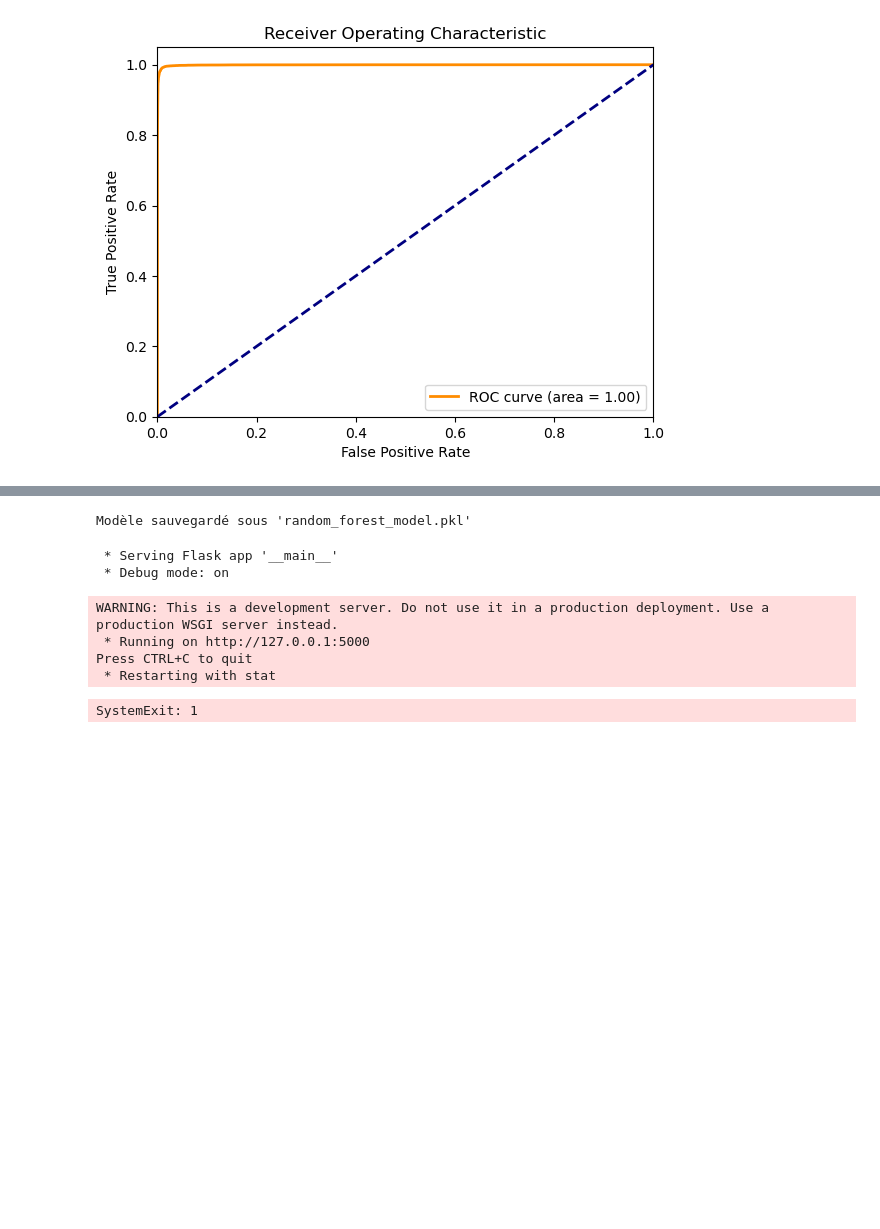
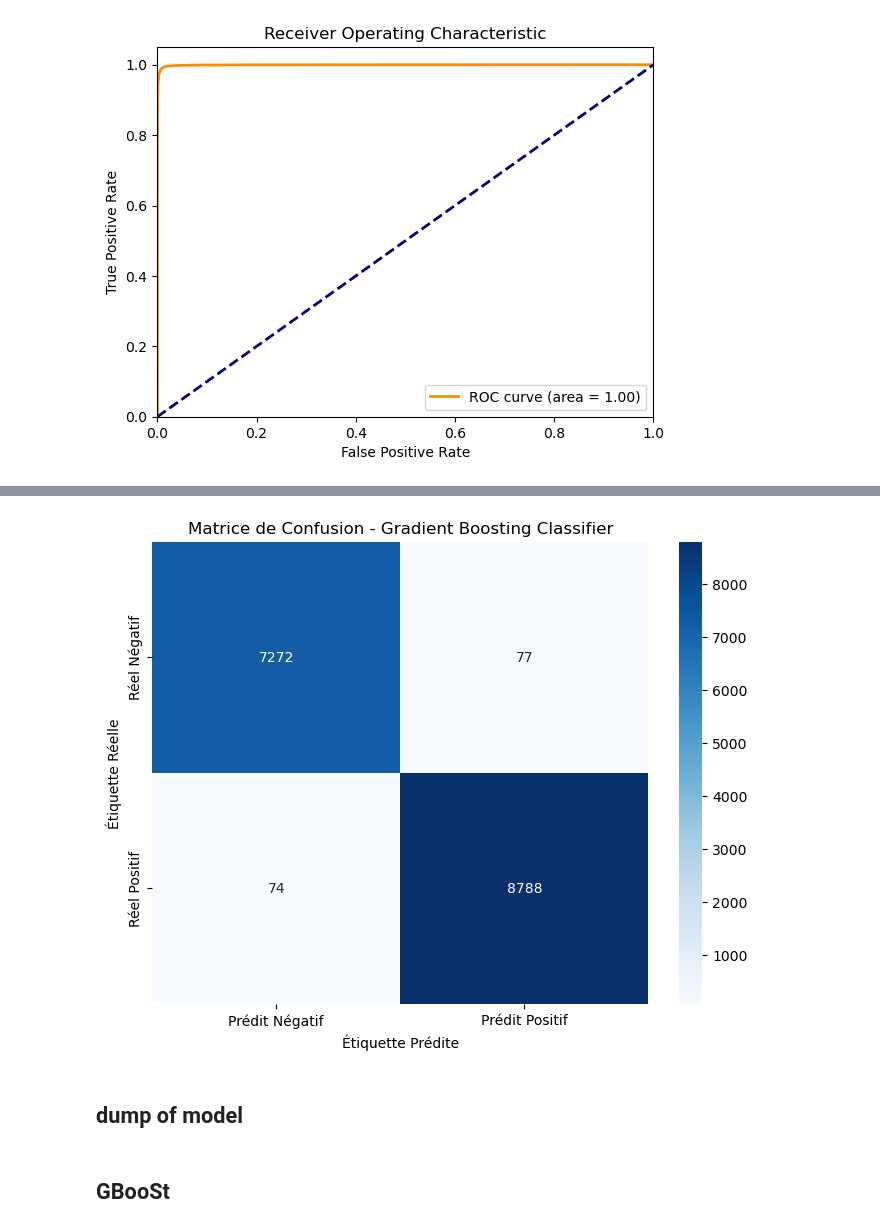
Before and after one commit to Affog7/ML_Champignon, a Jupyter notebook: main.ipynb, the cells around one changed output, grey strips where cells are left out. Cells and saved outputs as stored; diff of their text form; code cells hidden in the pictures; blank space fills up the shorter version.

```diff
--- a/main.ipynb
+++ b/main.ipynb
@@ -111,6 +102,0 @@ import joblib
-# %%
-# Sauvegarder le modèle
-joblib.dump(rf_classifier, 'random_forest_model.pkl')
-print("Modèle sauvegardé sous 'random_forest_model.pkl'")
-# %% [output]
-Modèle sauvegardé sous 'random_forest_model.pkl'
@@ -119,28 +103,17 @@ from flask import Flask, request, jsonify
 # %%
 # cap-diameter	cap-shape	gill-attachment	gill-color	stem-height	stem-width	stem-color	season
-# %%
-import pickle
-
-
-app = Flask(__name__)
-
-# Charger le modèle picklé
-model = pickle.load(open('random_forest_model.pkl', 'rb'))
-
-@app.route('/predict', methods=['POST'])
-def predict():
-    data = request.get_json()
-    features = [data['cap-diameter'], data['cap-shape'], data['gill-attachment'], data['gill-color'], data['stem-height'], data['stem-width'], data['stem-color'],data['season']]
-    prediction = model.predict([features])[0]
-    return jsonify({'prediction': prediction})
-
-if __name__ == '__main__':
-    app.run(debug=True)
-# %% [output]
- * Serving Flask app '__main__'
- * Debug mode: on
-WARNING: This is a development server. Do not use it in a production deployment. Use a production WSGI server instead.
- * Running on http://127.0.0.1:5000
-Press CTRL+C to quit
- * Restarting with stat
-SystemExit: 1
+# %%
+# Calcul de la matrice de confusion
+cm = confusion_matrix(y_test, y_pred)
+
+# Création de la heatmap
+plt.figure(figsize=(8, 6))
+sns.heatmap(cm, annot=True, fmt='d', cmap='Blues', xticklabels=['Prédit Négatif', 'Prédit Positif'], yticklabels=['Réel Négatif', 'Réel Positif'])
+plt.ylabel('Étiquette Réelle')
+plt.xlabel('Étiquette Prédite')
+plt.title('Matrice de Confusion - Gradient Boosting Classifier')
+plt.show()
+# %% [output]
+[figure, added]
+# %% [markdown]
+## dump of model
@@ -146,0 +125,2 @@ SystemExit: 1
+# %% [markdown]
+## GBooSt
```
Also changed, not shown: parts of 8 cells of this notebook, 4 other files.
